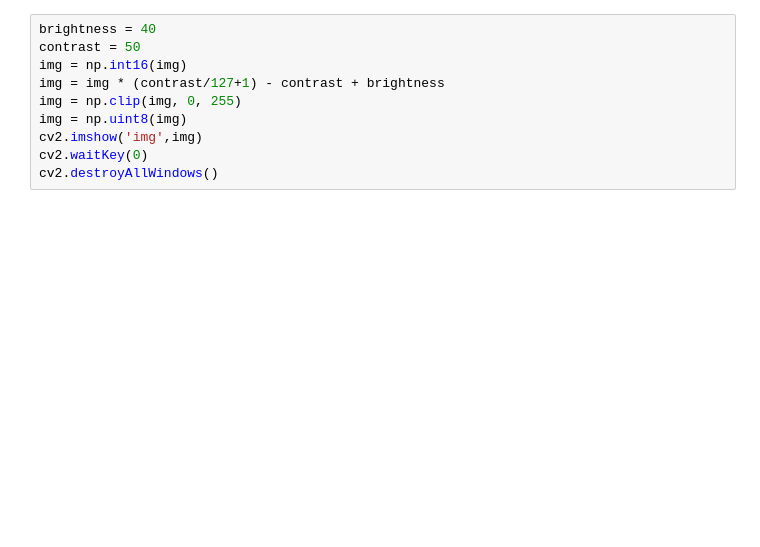
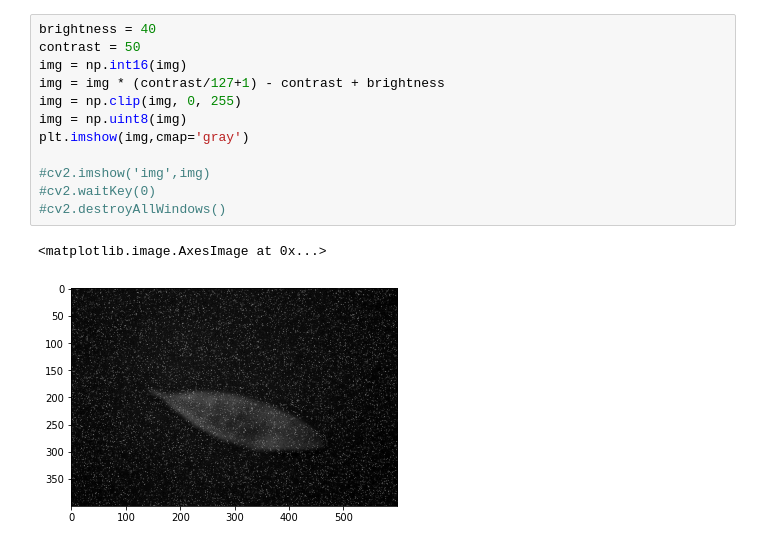
Before and after one commit to Belal-AI/Segmentation_and_tranfare-learnin_class-project, a Jupyter notebook: digi.ipynb, the cells around one changed output. Saved outputs shown, nothing was run; the diff lists cells and outputs as text; blank space fills up the shorter version.

```diff
--- a/digi.ipynb
+++ b/digi.ipynb
@@ -9,12 +61,17 @@ img=cv2.imread(r"C:\Users\shara\Desktop\0003_0009.JPG",0)
 # %%
 brightness = 40
 contrast = 50
 img = np.int16(img)
 img = img * (contrast/127+1) - contrast + brightness
 img = np.clip(img, 0, 255)
 img = np.uint8(img)
-cv2.imshow('img',img)
-cv2.waitKey(0)
-cv2.destroyAllWindows()
+plt.imshow(img,cmap='gray')
+
+#cv2.imshow('img',img)
+#cv2.waitKey(0)
+#cv2.destroyAllWindows()
+# %% [output]
+<matplotlib.image.AxesImage at 0x...>
+[figure, added]
 # %%
 image2=cv2.medianBlur(img,7)
```
Also changed, not shown: parts of 11 cells of this notebook.
